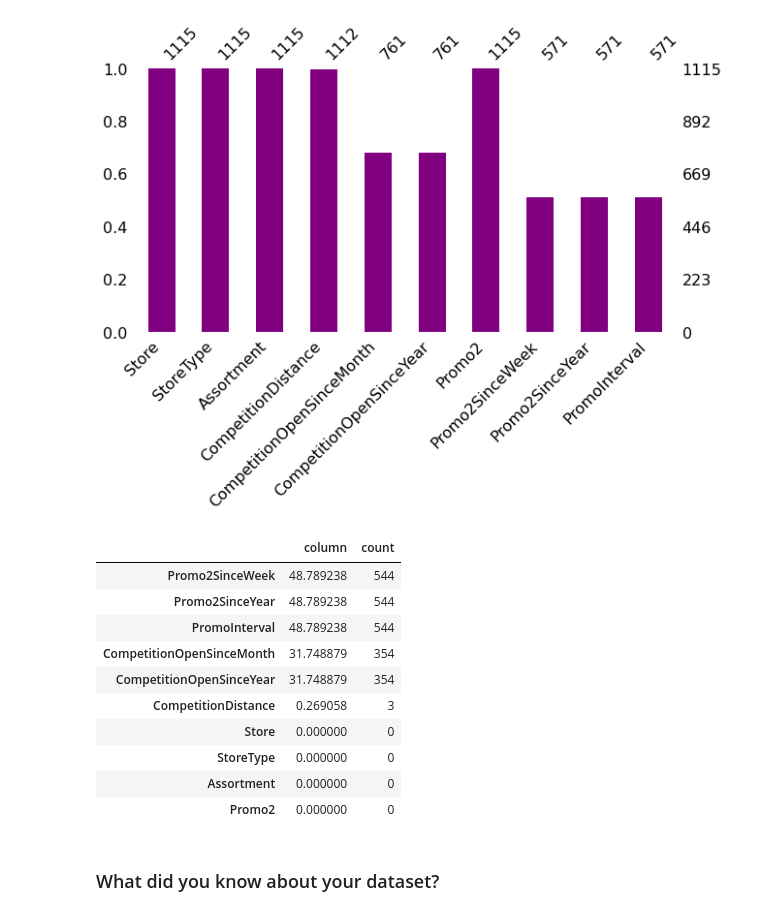
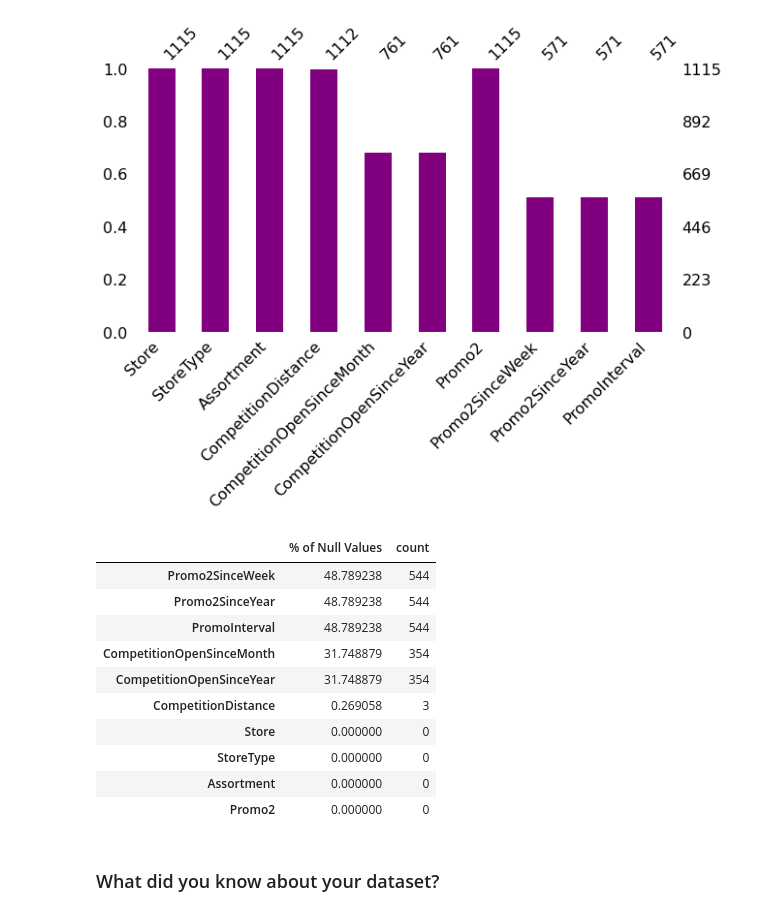
Before and after one commit to makdatascience/Retail_Sales_Prediction, a Jupyter notebook: Retail_Sales_Prediction.ipynb, the cells around one changed output. Saved outputs shown, nothing was run; the diff lists cells and outputs as text; code cells hidden in the pictures.

```diff
--- a/Retail_Sales_Prediction.ipynb
+++ b/Retail_Sales_Prediction.ipynb
@@ -109,8 +125,12 @@ drive.mount('/content/drive')
 # %% [output]
 Drive already mounted at /content/drive; to attempt to forcibly remount, call drive.mount("/content/drive", force_remount=True).
 # %%
-df_rossmann = pd.read_csv("/content/drive/MyDrive/AlmaBetter/Capstone_Project_2/Rossmann Stores Data.csv")
-df_store = pd.read_csv("/content/drive/MyDrive/AlmaBetter/Capstone_Project_2/store.csv")
+# df_rossmann = pd.read_csv("/content/drive/MyDrive/AlmaBetter/Capstone_Project_2/Rossmann Stores Data.csv")
+# df_store = pd.read_csv("/content/drive/MyDrive/AlmaBetter/Capstone_Project_2/store.csv")
+
+
+df_rossmann= pd.read_csv("/content/drive/MyDrive/Colab Notebooks/Capstone projects/Capstone Project_2_Supervised_ML_Reg/Rossmann Stores Data.csv")
+df_store=pd.read_csv("/content/drive/MyDrive/Colab Notebooks/Capstone projects/Capstone Project_2_Supervised_ML_Reg/store.csv")
 # %% [markdown]
 ####**Dataset First View**
 # %%
@@ -278,11 +298,11 @@ msno.bar(df_store,figsize=(10,5),color="purple")
 # %%
 # define a function to find the number and percentage of missing values in a dataframe
 df_null_store = pd.DataFrame((df_store.isna().sum()/df_store.shape[0])*100)
 df_null_store["count"] = list(df_store.isna().sum().values)
-df_null_store.rename(columns={0:"column"},inplace=True)
+df_null_store.rename(columns={0:"% of Null Values"},inplace=True)
 df_null_store.sort_values(by = ["count"],ascending = False)
 # %% [output]
-|  | column | count |
+|  | % of Null Values | count |
 | Promo2SinceWeek | 48.789238 | 544 |
 | Promo2SinceYear | 48.789238 | 544 |
 | PromoInterval | 48.789238 | 544 |
```
Also changed, not shown: parts of 54 cells of this notebook.
